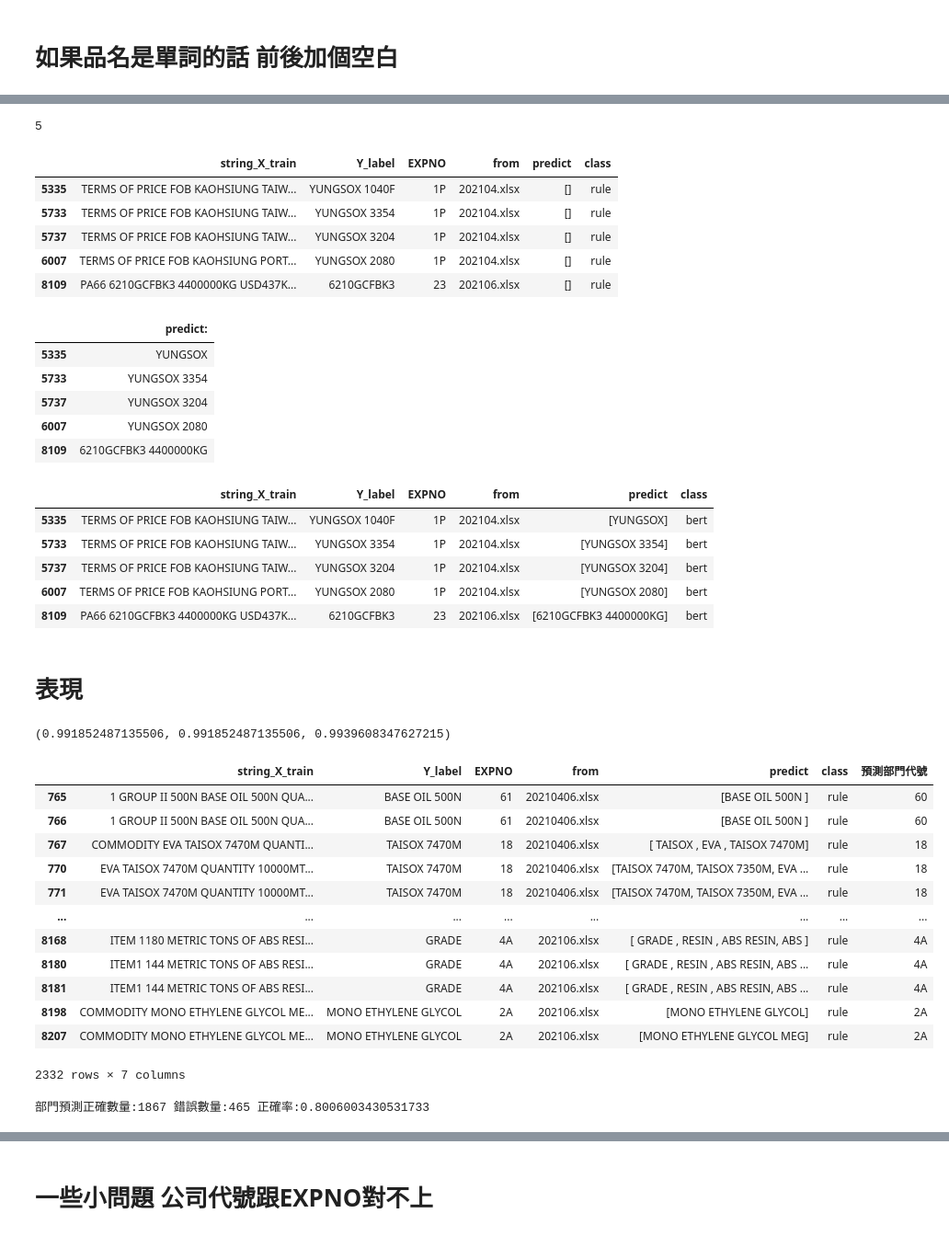
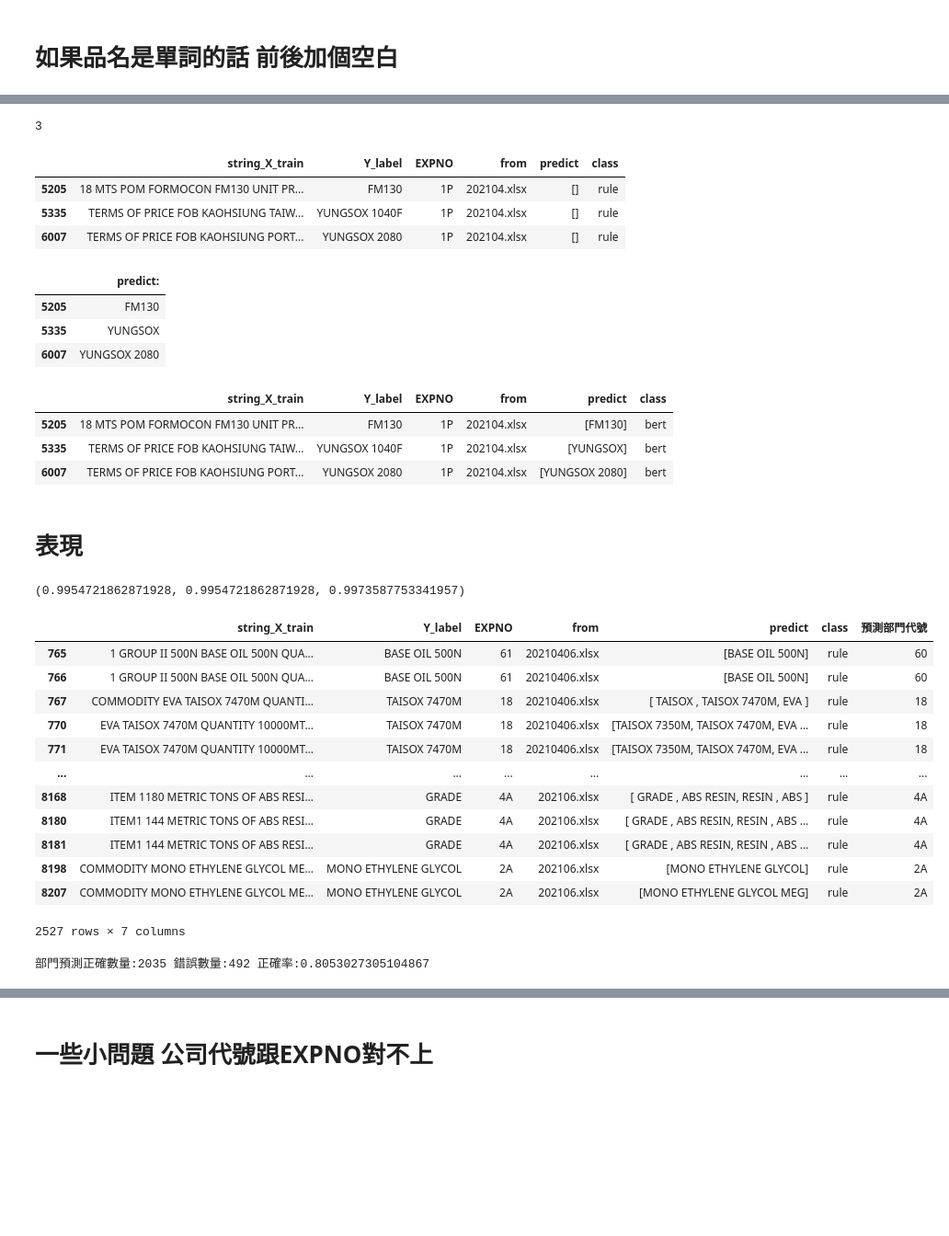
Before and after one commit to skywalker0803r/Letter-of-Credit-Intelligent-Auxiliary-Semantic-Analysis-System, a Jupyter notebook: notebook/產品規則加bert.ipynb, the cells around one changed output, grey strips where cells are left out. Shown at 92% size. Drawn from its saved outputs; the diff is of its cells as text; code cells hidden in the pictures; blank space fills up the shorter version.

```diff
--- a/notebook/產品規則加bert.ipynb
+++ b/notebook/產品規則加bert.ipynb
@@ -89,7 +89,8 @@ df = df1.append(df2)
 df['品名'] = df['品名'].apply(lambda x:x.strip())
 
 # 載入產品csv
-val_df = pd.read_csv('../data/preprocess_for_SQUAD_產品.csv',index_col=0)[['string_X_train','Y_label','EXPNO','from']].dropna(axis=0)
+val_df = pd.read_csv('../data/preprocess_for_SQUAD_產品.csv',index_col=0)[['string_X_train','Y_label','EXPNO','from']]
+print(val_df.shape)
 
 # 合併寶典和SPEC(後面四個月不要加)
 產品集合 = set(df['品名'].values.tolist() + val_df.loc[val_df['from'].isin(sorted(val_df['from'].unique())[:-4]),'Y_label'].values.tolist())
@@ -157,27 +159,23 @@ for j,i in enumerate(result['predict'].values):
         not_find.append(j)
 len(not_find)
 # %% [output]
-5
+3
 # %%
 not_find_df = result.iloc[not_find]
 not_find_df
 # %% [output]
 |  | string_X_train | Y_label | EXPNO | from | predict | class |
+| 5205 | 18 MTS POM FORMOCON FM130 UNIT PR... | FM130 | 1P | 202104.xlsx | [] | rule |
 | 5335 | TERMS OF PRICE FOB KAOHSIUNG TAIW... | YUNGSOX 1040F | 1P | 202104.xlsx | [] | rule |
-| 5733 | TERMS OF PRICE FOB KAOHSIUNG TAIW... | YUNGSOX 3354 | 1P | 202104.xlsx | [] | rule |
-| 5737 | TERMS OF PRICE FOB KAOHSIUNG TAIW... | YUNGSOX 3204 | 1P | 202104.xlsx | [] | rule |
 | 6007 | TERMS OF PRICE FOB KAOHSIUNG PORT... | YUNGSOX 2080 | 1P | 202104.xlsx | [] | rule |
-| 8109 | PA66 6210GCFBK3 4400000KG USD437K... | 6210GCFBK3 | 23 | 202106.xlsx | [] | rule |
 # %%
 bert_predict = model_predict(nlp,not_find_df)
 bert_predict
 # %% [output]
 |  | predict: |
+| 5205 | FM130 |
 | 5335 | YUNGSOX |
-| 5733 | YUNGSOX 3354 |
-| 5737 | YUNGSOX 3204 |
 | 6007 | YUNGSOX 2080 |
-| 8109 | 6210GCFBK3 4400000KG |
 # %%
 def get_jaccard_sim(str1, str2):
     a = set(str1.split())
@@ -192,11 +190,9 @@ if len(not_find) > 0:
     display(result.loc[idx,:])
 # %% [output]
 |  | string_X_train | Y_label | EXPNO | from | predict | class |
+| 5205 | 18 MTS POM FORMOCON FM130 UNIT PR... | FM130 | 1P | 202104.xlsx | [FM130] | bert |
 | 5335 | TERMS OF PRICE FOB KAOHSIUNG TAIW... | YUNGSOX 1040F | 1P | 202104.xlsx | [YUNGSOX] | bert |
-| 5733 | TERMS OF PRICE FOB KAOHSIUNG TAIW... | YUNGSOX 3354 | 1P | 202104.xlsx | [YUNGSOX 3354] | bert |
-| 5737 | TERMS OF PRICE FOB KAOHSIUNG TAIW... | YUNGSOX 3204 | 1P | 202104.xlsx | [YUNGSOX 3204] | bert |
 | 6007 | TERMS OF PRICE FOB KAOHSIUNG PORT... | YUNGSOX 2080 | 1P | 202104.xlsx | [YUNGSOX 2080] | bert |
-| 8109 | PA66 6210GCFBK3 4400000KG USD437K... | 6210GCFBK3 | 23 | 202106.xlsx | [6210GCFBK3 4400000KG] | bert |
 # %%
 lst = []
 for i in result.iloc[not_find].index:
@@ -230,38 +226,39 @@ def get_jac(df):
 # %%
 get_acc(result,t=1),get_acc(result,t=0.75),get_jac(result)
 # %% [output]
-(0.991852487135506, 0.991852487135506, 0.9939608347627215)
+(0.9954721862871928, 0.9954721862871928, 0.9973587753341957)
 # %%
 部門_lst = []
 for p_lst in tqdm(result['predict'].values):
     p = max(p_lst,key=len)
     jac_dict = {}
     for i in 品名2代號.keys():
         jac_dict[i] = get_jaccard_sim(i,p)
     部門_lst.append(品名2代號[max(jac_dict, key=jac_dict.get)])
 result['預測部門代號'] = 部門_lst
 result['predict'] = [substringSieve(i) for i in result['predict']]
 result['EXPNO'] = [ str(i).strip() for i in result['EXPNO']]
+result = result[result['EXPNO']!=str(np.nan)]
 result['預測部門代號'] = [ str(i).strip() for i in result['預測部門代號']]
 display(result)
 a = len(result[result['EXPNO']==result['預測部門代號']])
 b = len(result[result['EXPNO']!=result['預測部門代號']])
 print(f'部門預測正確數量:{a} 錯誤數量:{b} 正確率:{a/(a+b)}')
 # %% [output]
 |  | string_X_train | Y_label | EXPNO | from | predict | class | 預測部門代號 |
-| 765 | 1 GROUP II 500N BASE OIL 500N QUA... | BASE OIL 500N | 61 | 20210406.xlsx | [BASE OIL 500N ] | rule | 60 |
-| 766 | 1 GROUP II 500N BASE OIL 500N QUA... | BASE OIL 500N | 61 | 20210406.xlsx | [BASE OIL 500N ] | rule | 60 |
-| 767 | COMMODITY EVA TAISOX 7470M QUANTI... | TAISOX 7470M | 18 | 20210406.xlsx | [ TAISOX , EVA , TAISOX 7470M] | rule | 18 |
-| 770 | EVA TAISOX 7470M QUANTITY 10000MT... | TAISOX 7470M | 18 | 20210406.xlsx | [TAISOX 7470M, TAISOX 7350M, EVA ... | rule | 18 |
-| 771 | EVA TAISOX 7470M QUANTITY 10000MT... | TAISOX 7470M | 18 | 20210406.xlsx | [TAISOX 7470M, TAISOX 7350M, EVA ... | rule | 18 |
+| 765 | 1 GROUP II 500N BASE OIL 500N QUA... | BASE OIL 500N | 61 | 20210406.xlsx | [BASE OIL 500N] | rule | 60 |
+| 766 | 1 GROUP II 500N BASE OIL 500N QUA... | BASE OIL 500N | 61 | 20210406.xlsx | [BASE OIL 500N] | rule | 60 |
+| 767 | COMMODITY EVA TAISOX 7470M QUANTI... | TAISOX 7470M | 18 | 20210406.xlsx | [ TAISOX , TAISOX 7470M, EVA ] | rule | 18 |
+| 770 | EVA TAISOX 7470M QUANTITY 10000MT... | TAISOX 7470M | 18 | 20210406.xlsx | [TAISOX 7350M, TAISOX 7470M, EVA ... | rule | 18 |
+| 771 | EVA TAISOX 7470M QUANTITY 10000MT... | TAISOX 7470M | 18 | 20210406.xlsx | [TAISOX 7350M, TAISOX 7470M, EVA ... | rule | 18 |
 | ... | ... | ... | ... | ... | ... | ... | ... |
-| 8168 | ITEM 1180 METRIC TONS OF ABS RESI... | GRADE | 4A | 202106.xlsx | [ GRADE , RESIN , ABS RESIN, ABS ] | rule | 4A |
-| 8180 | ITEM1 144 METRIC TONS OF ABS RESI... | GRADE | 4A | 202106.xlsx | [ GRADE , RESIN , ABS RESIN, ABS ... | rule | 4A |
-| 8181 | ITEM1 144 METRIC TONS OF ABS RESI... | GRADE | 4A | 202106.xlsx | [ GRADE , RESIN , ABS RESIN, ABS ... | rule | 4A |
+| 8168 | ITEM 1180 METRIC TONS OF ABS RESI... | GRADE | 4A | 202106.xlsx | [ GRADE , ABS RESIN, RESIN , ABS ] | rule | 4A |
+| 8180 | ITEM1 144 METRIC TONS OF ABS RESI... | GRADE | 4A | 202106.xlsx | [ GRADE , ABS RESIN, RESIN , ABS ... | rule | 4A |
+| 8181 | ITEM1 144 METRIC TONS OF ABS RESI... | GRADE | 4A | 202106.xlsx | [ GRADE , ABS RESIN, RESIN , ABS ... | rule | 4A |
 | 8198 | COMMODITY MONO ETHYLENE GLYCOL ME... | MONO ETHYLENE GLYCOL | 2A | 202106.xlsx | [MONO ETHYLENE GLYCOL] | rule | 2A |
 | 8207 | COMMODITY MONO ETHYLENE GLYCOL ME... | MONO ETHYLENE GLYCOL | 2A | 202106.xlsx | [MONO ETHYLENE GLYCOL MEG] | rule | 2A |
-2332 rows × 7 columns
+2527 rows × 7 columns
-部門預測正確數量:1867 錯誤數量:465 正確率:0.8006003430531733
+部門預測正確數量:2035 錯誤數量:492 正確率:0.8053027305104867
 # %%
 result[result['EXPNO'] != result['預測部門代號']]
 # %% [output]
```
Also changed, not shown: parts of 6 cells of this notebook.
